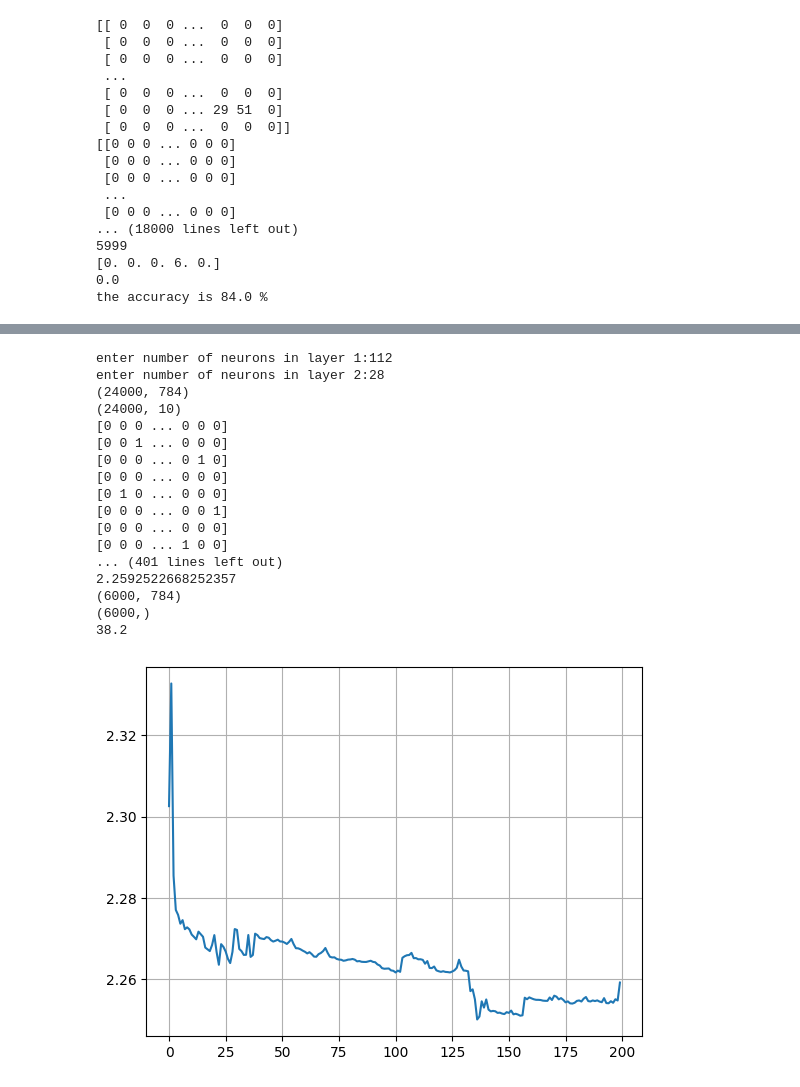
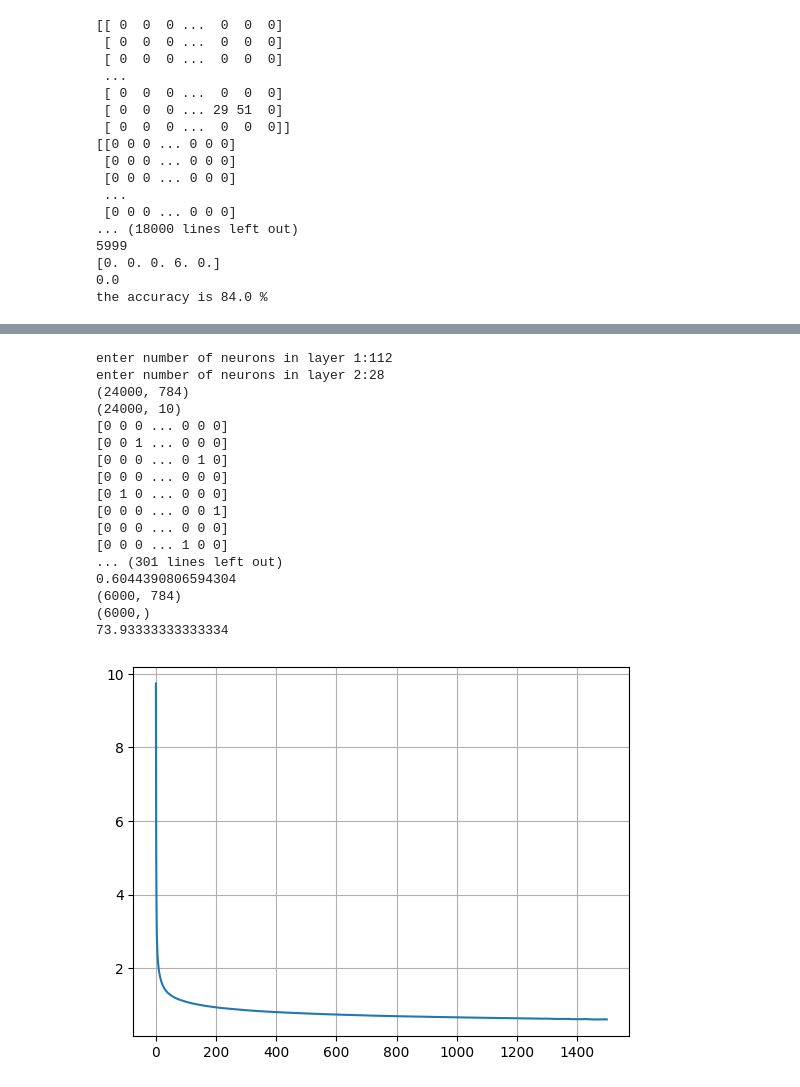
Before and after one commit to manavjain2005/Woc-submission-file, a Jupyter notebook: ultimate file.ipynb, the cells around one changed output, grey strips where cells are left out. Saved outputs shown, nothing was run; the diff lists cells and outputs as text; code cells hidden in the pictures.

```diff
--- a/ultimate file.ipynb
+++ b/ultimate file.ipynb
@@ -116,27 +116,27 @@ SNN.apply_single_layer_neural_network(pandas.read_csv('classification_train.csv'
 (6000,)
 83.28333333333333
 [figure]
-# %%
-from module import n_neural_network
-import pandas
-NNN=n_neural_network()
-NNN.apply_n_layer_neural_network(pandas.read_csv('classification_train.csv'),2,200,0.09)
-# %% [output]
-enter number of neurons in layer 1:112
-enter number of neurons in layer 2:28
-(24000, 784)
-(24000, 10)
-[0 0 0 ... 0 0 0]
-[0 0 1 ... 0 0 0]
-[0 0 0 ... 0 1 0]
-[0 0 0 ... 0 0 0]
-[0 1 0 ... 0 0 0]
-[0 0 0 ... 0 0 1]
-[0 0 0 ... 0 0 0]
-[0 0 0 ... 1 0 0]
-... (401 lines left out)
-2.2592522668252357
-(6000, 784)
-(6000,)
-38.2
-[figure, removed]
+# %%
+from module import n_neural_network
+import pandas
+NNN=n_neural_network()
+NNN.apply_n_layer_neural_network(pandas.read_csv('classification_train.csv'),2,1500,0.9)
+# %% [output]
+enter number of neurons in layer 1:112
+enter number of neurons in layer 2:28
+(24000, 784)
+(24000, 10)
+[0 0 0 ... 0 0 0]
+[0 0 1 ... 0 0 0]
+[0 0 0 ... 0 1 0]
+[0 0 0 ... 0 0 0]
+[0 1 0 ... 0 0 0]
+[0 0 0 ... 0 0 1]
+[0 0 0 ... 0 0 0]
+[0 0 0 ... 1 0 0]
+... (301 lines left out)
+0.6044390806594304
+(6000, 784)
+(6000,)
+73.93333333333334
+[figure, added]
```
Also changed, not shown: parts of 4 cells of this notebook, 1 other file.
